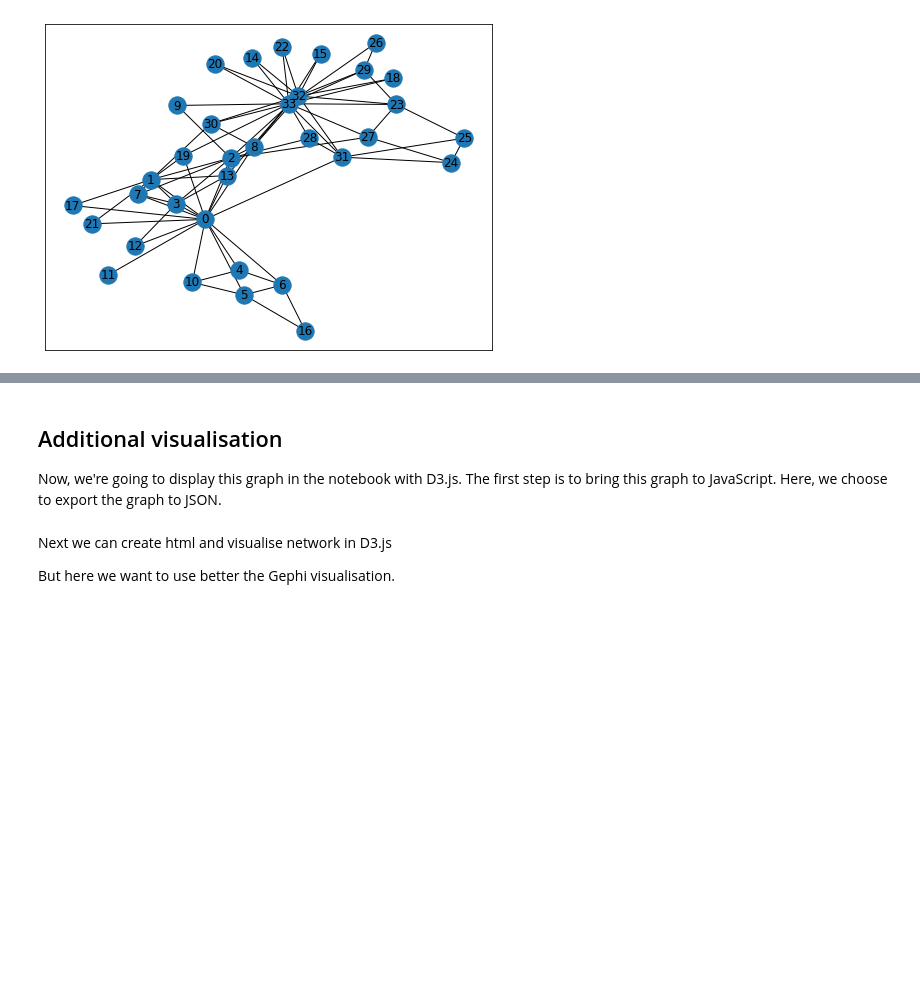
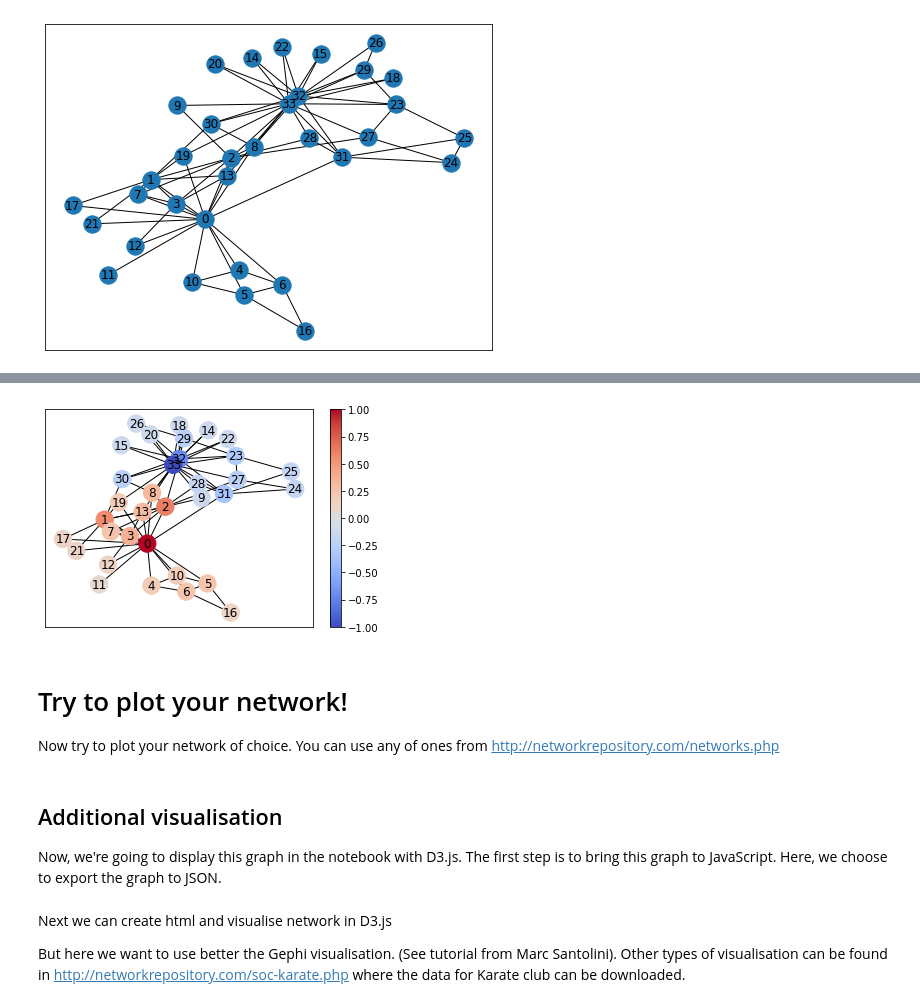
Before and after one commit to Liyubov/networks_analysis, a Jupyter notebook: Documents/PYTHON/network_code/network_visualisation.ipynb, the cells around one changed output, grey strips where cells are left out. Drawn from its saved outputs; the diff is of its cells as text; code cells hidden in the pictures; blank space fills up the shorter version.

```diff
--- a/Documents/PYTHON/network_code/network_visualisation.ipynb
+++ b/Documents/PYTHON/network_code/network_visualisation.ipynb
@@ -20,3 +62,36 @@ The iterable function was deprecated in Matplotlib 3.1 and will be removed in 3.
+# %%
+import pandas as pd
+import networkx as nx
+import matplotlib.pyplot as plt
+
+G = nx.karate_club_graph()
+
+df = (pd.DataFrame(list(G.degree), columns=['node','degree'])
+        .set_index('node'))
+df['club'] = pd.Series({node:data['club']
+                        for node,data in G.nodes(data=True)})
+df['color'] = df.groupby('club')['degree'].transform(lambda c: c/c.max())
+df.loc[df['club']=='Officer', 'color'] *= -1
+
+layout = nx.fruchterman_reingold_layout(G)
+vmin = df['color'].min()
+vmax = df['color'].max()
+cmap = plt.cm.coolwarm
+
+nx.draw_networkx(G, pos=layout, with_labels=True, node_color=df['color'],
+                 cmap=cmap, vmin=vmin, vmax=vmax)
+sm = plt.cm.ScalarMappable(cmap=cmap, norm=plt.Normalize(vmin=vmin, vmax=vmax))
+sm.set_array([])
+
+# degree colorbar is normalised and is calculated for different communities
+cbar = plt.colorbar(sm)
+# %% [output]
+[figure, added]
+# %% [markdown]
+# Try to plot your network!
+
+Now try to plot your network of choice.
+You can use any of ones from http://networkrepository.com/networks.php
 # %% [markdown]
 ## Additional visualisation
  Now, we're going to display this graph in the notebook with D3.js. The first step is to bring this graph to JavaScript. Here, we choose to export the graph to JSON.
@@ -37,4 +114,5 @@ Next we can create html and visualise network in D3.js
 .link {stroke: #999; stroke-opacity: .6;}
 </style>
 
-But here we want to use better the Gephi visualisation.
+But here we want to use better the Gephi visualisation. (See tutorial from Marc Santolini).
+Other types of visualisation can be found in http://networkrepository.com/soc-karate.php where the data for Karate club can be downloaded.
```
Also changed, not shown: parts of 6 cells of this notebook, 4 other files.
